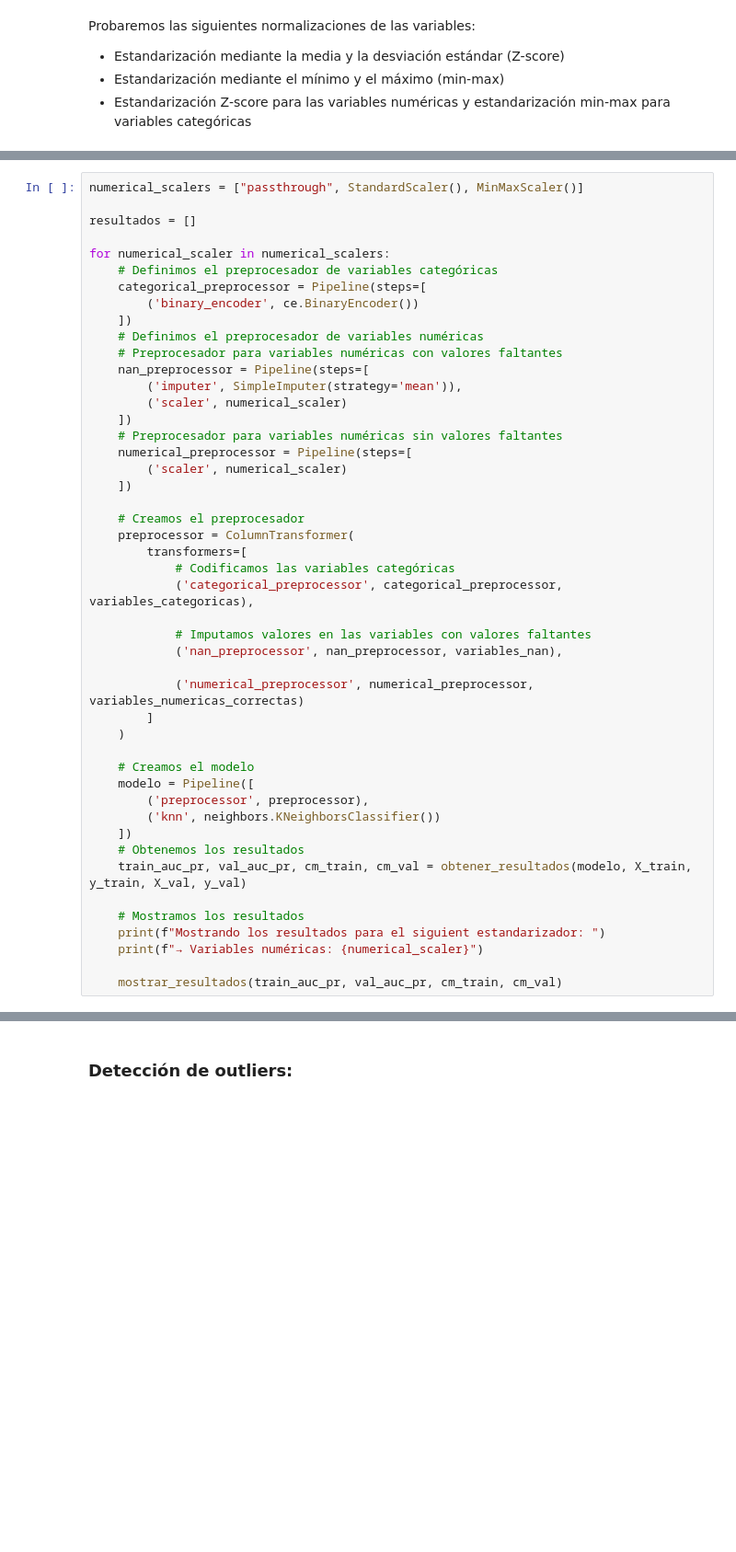
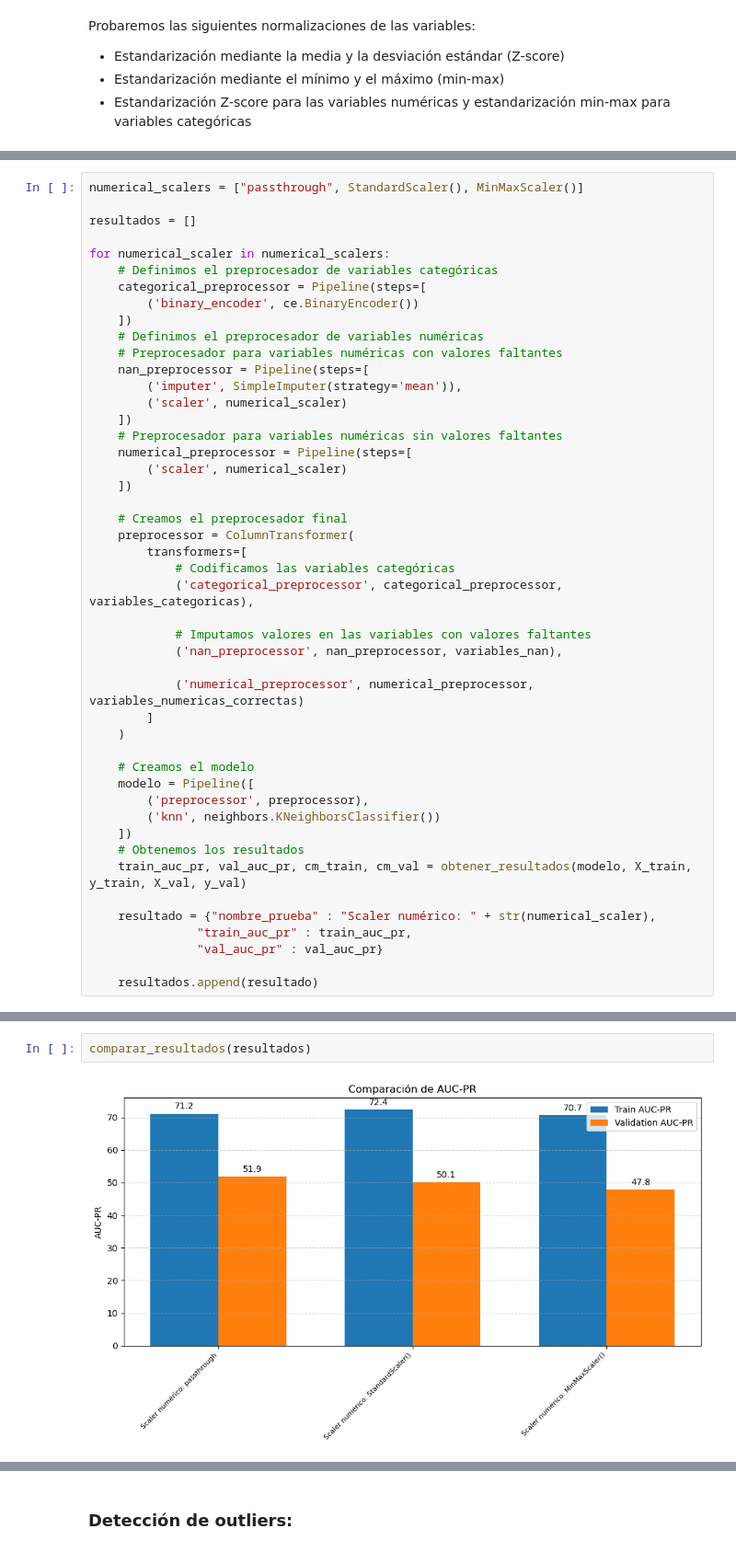
Before and after one commit to GOIH/MineriaDatos, a Jupyter notebook: analisis.ipynb, the cells around one changed output, grey strips where cells are left out. Shown at 92% size. Saved outputs shown, nothing was run; the diff lists cells and outputs as text; blank space fills up the shorter version.

Commit message:
Pruebas añadidas: detectores de outliers, distintos scalers, distintos codificadores y distintos modelos de ML.

```diff
--- a/analisis.ipynb
+++ b/analisis.ipynb
@@ -499,7 +540,7 @@ for numerical_scaler in numerical_scalers:
         ('scaler', numerical_scaler)
     ])
 
-    # Creamos el preprocesador
+    # Creamos el preprocesador final
     preprocessor = ColumnTransformer(
         transformers=[
             # Codificamos las variables categóricas
@@ -520,8 +561,8 @@ for numerical_scaler in numerical_scalers:
     # Obtenemos los resultados
     train_auc_pr, val_auc_pr, cm_train, cm_val = obtener_resultados(modelo, X_train, y_train, X_val, y_val)
 
-    # Mostramos los resultados
-    print(f"Mostrando los resultados para el siguient estandarizador: ")
-    print(f"→ Variables numéricas: {numerical_scaler}")
+    resultado = {"nombre_prueba" : "Scaler numérico: " + str(numerical_scaler),
+               "train_auc_pr" : train_auc_pr,
+               "val_auc_pr" : val_auc_pr}
 
-    mostrar_resultados(train_auc_pr, val_auc_pr, cm_train, cm_val)
+    resultados.append(resultado)
@@ -543,0 +569,4 @@ AUC-PR (Validación): 47.8279
+# %%
+comparar_resultados(resultados)
+# %% [output]
+[figure, added]
```
Also changed, not shown: parts of 25 cells of this notebook.
